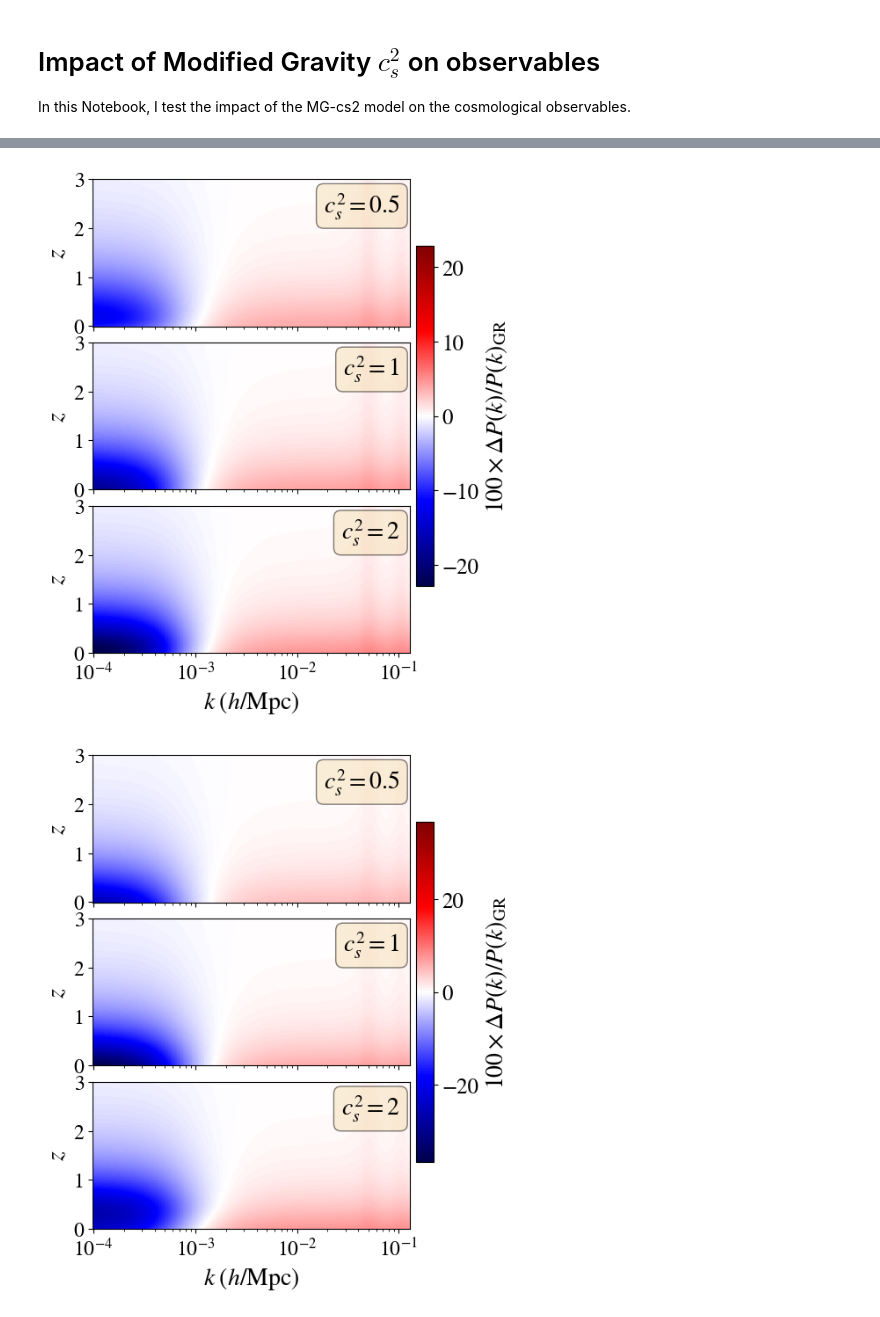
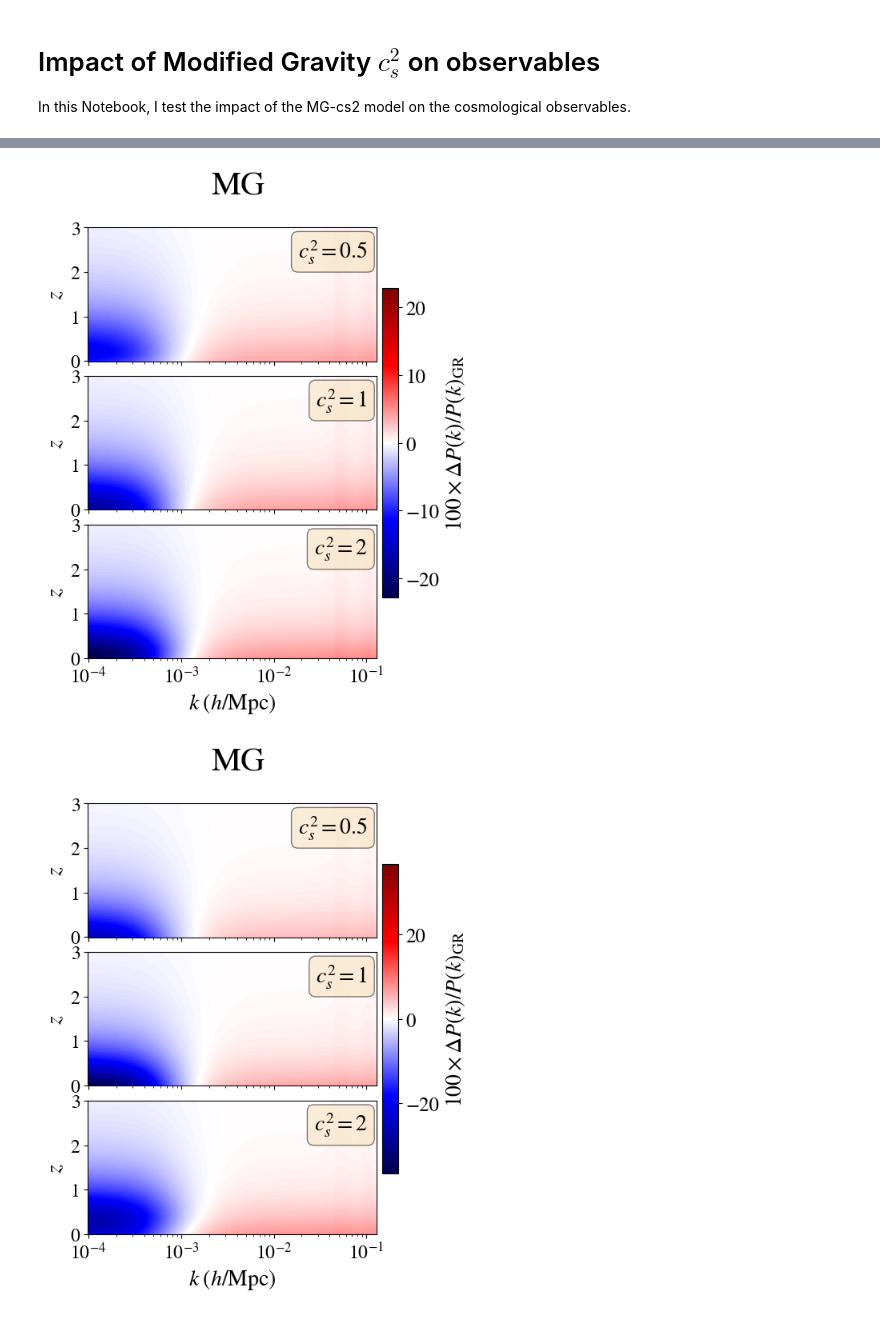
Before and after one commit to joaoreboucas1/cs2-project, a Jupyter notebook: observables_impact/cs2_impact_mg.ipynb, the cells around one changed output, grey strips where cells are left out. Drawn from its saved outputs; the diff is of its cells as text; code cells hidden in the pictures.

```diff
--- a/observables_impact/cs2_impact_mg.ipynb
+++ b/observables_impact/cs2_impact_mg.ipynb
@@ -202,11 +203,11 @@ plt.savefig("plots/mg_cases_mu.pdf", bbox_inches="tight")
 # %%
 from importlib import reload
 reload(utils)
-utils.plot_pk_differences(cases1, base_case, ks, redshifts, "plots/impact_pk_mg_case1.png")
-utils.plot_pk_differences(cases2, base_case, ks, redshifts, "plots/impact_pk_mg_case2.png")
+utils.plot_pk_differences(cases1, base_case, ks, redshifts, "plots/impact_pk_mg_case1.png", suptitle="MG")
+utils.plot_pk_differences(cases2, base_case, ks, redshifts, "plots/impact_pk_mg_case2.png", suptitle="MG")
 # %% [output]
-[figure, old version]
+[figure, new version]
-[figure, old version]
+[figure, new version]
 # %%
 from importlib import reload
 reload(utils)
```
Also changed, not shown: parts of 3 cells of this notebook, 26 other files.
